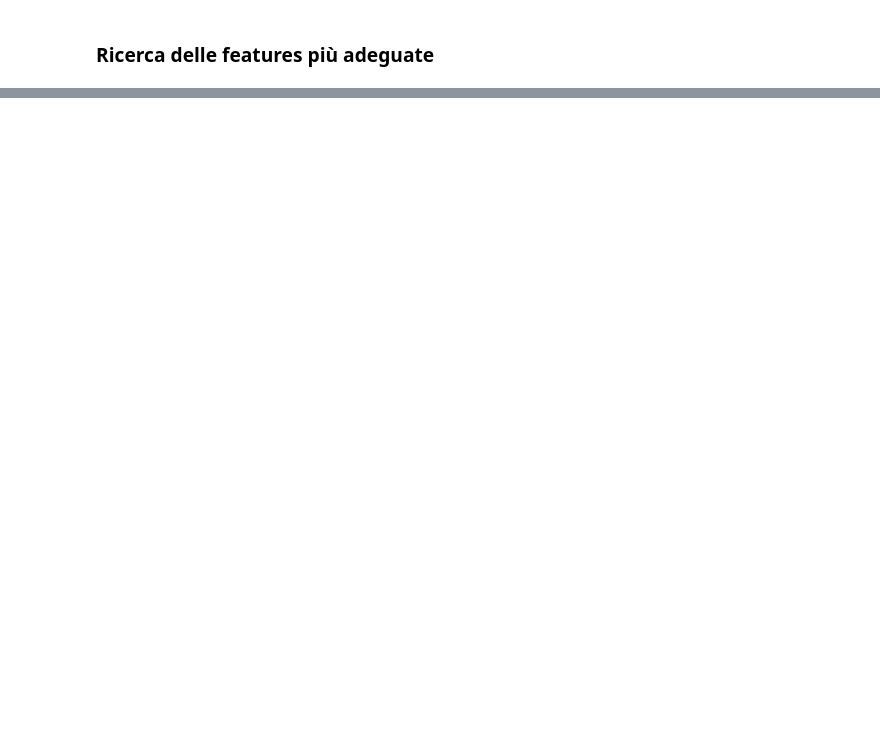
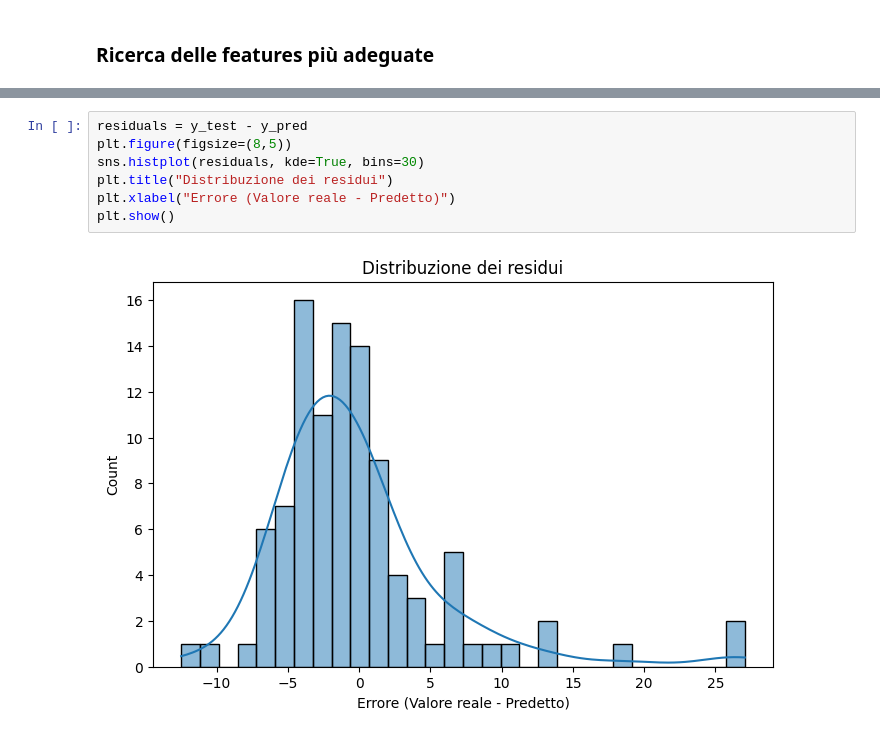
Before and after one commit to gianni20/Bostonshouse, a Jupyter notebook: Base.ipynb, the cells around one changed output, grey strips where cells are left out. Cells and saved outputs as stored; diff of their text form; blank space fills up the shorter version.

```diff
--- a/Base.ipynb
+++ b/Base.ipynb
@@ -52,0 +106,9 @@ Name: MEDV, dtype: float64
+# %%
+residuals = y_test - y_pred
+plt.figure(figsize=(8,5))
+sns.histplot(residuals, kde=True, bins=30)
+plt.title("Distribuzione dei residui")
+plt.xlabel("Errore (Valore reale - Predetto)")
+plt.show()
+# %% [output]
+[figure, added]
```
Also changed, not shown: parts of 8 cells of this notebook.
